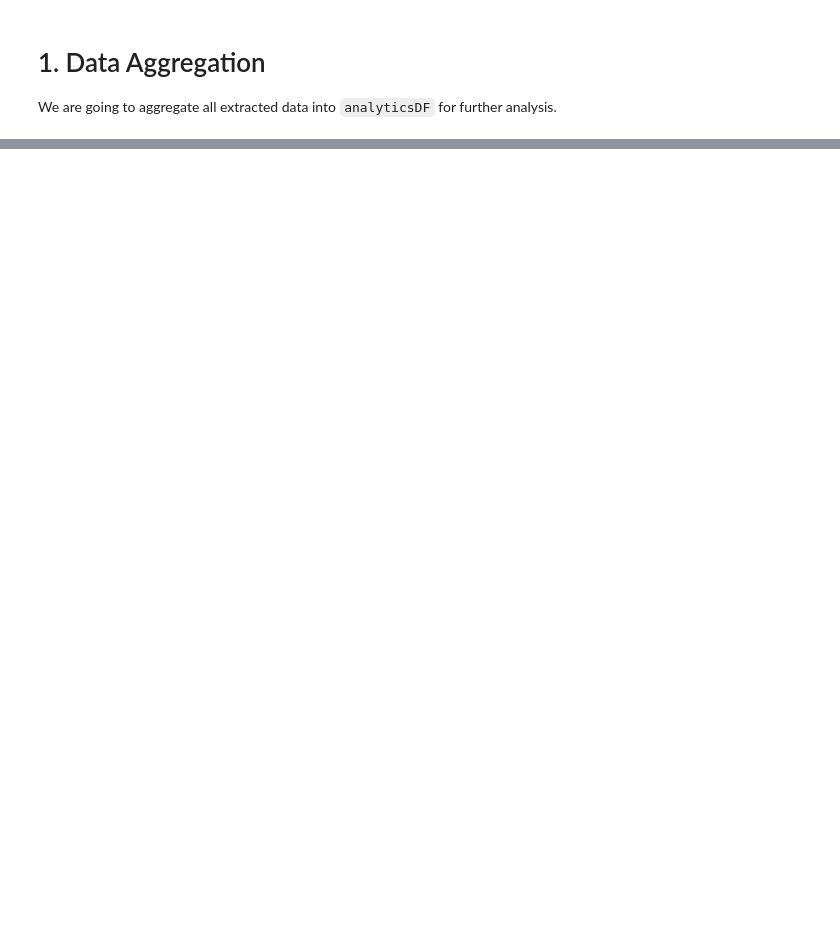
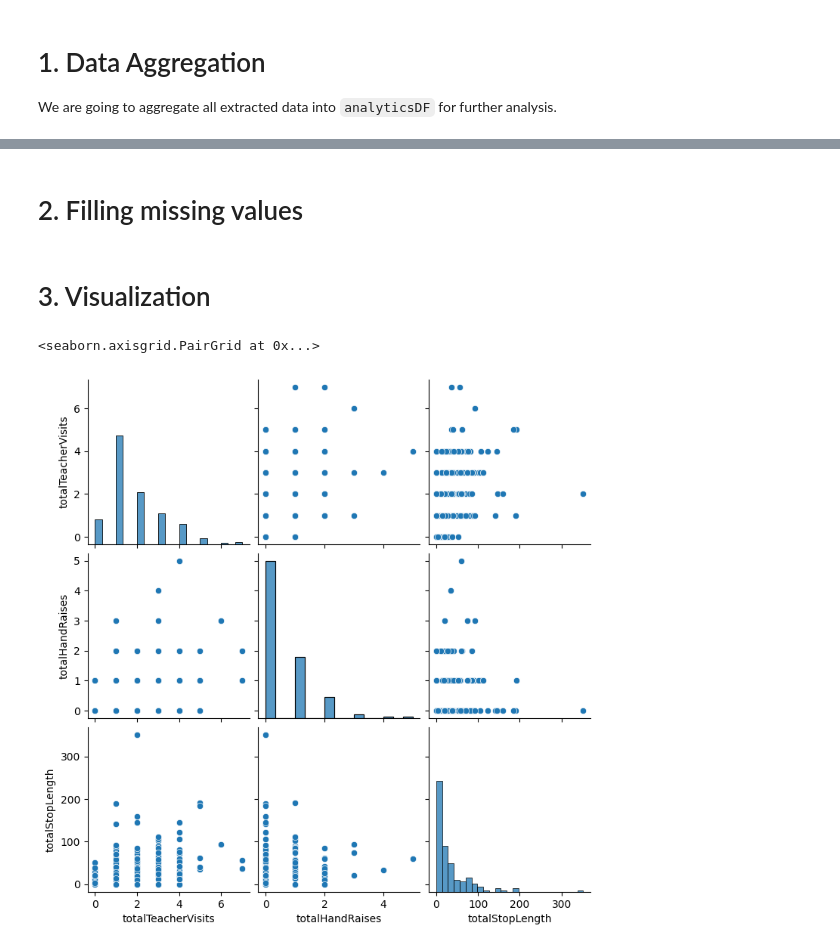
Before and after one commit to Sho-Shoo/CMU-RETTL-Project-Analytics, a Jupyter notebook: detector_and_teacher_help_analytics.ipynb, the cells around one changed output, grey strips where cells are left out. Saved outputs shown, nothing was run; the diff lists cells and outputs as text; code cells hidden in the pictures; blank space fills up the shorter version.

Commit message:
feature engineering for exploratory analytics

```diff
--- a/detector_and_teacher_help_analytics.ipynb
+++ b/detector_and_teacher_help_analytics.ipynb
@@ -12,6 +14,12 @@ We are going to aggregate all extracted data into `analyticsDF` for further anal
 # %%
 # file loading
 detectorDF = pd.read_csv("output_files/detector_results.csv", index_col=False)
-obsEventsDF = pd.read_csv("output_files/event_master_file.csv", index_col=False)
+
+obsEventsDF = pd.read_csv("output_files/event_master_file_D10_R500_RNG1000_sprint2_shou.csv", index_col=False)
 obsEventsDF = obsEventsDF.loc[obsEventsDF["modality"] == "observation"]
+
+# using rng=1000 here
+stopsDF = pd.read_csv("output_files/event_master_file_D10_R500_RNG1000_sprint2_shou.csv", index_col=False)
+stopsDF = stopsDF.loc[stopsDF["event"] == "Stopping"]
+stopsDF.index = np.arange(len(stopsDF))
 # %% [markdown]
@@ -72,0 +182,19 @@ if __name__ == "__main__":
+# %%
+if __name__ == "__main__":
+
+    StudID2OffTaskConvMapping = dict()
+
+    for i in obsEventsDF.index:
+
+        # filter out the off task conversations
+        if "off-task" in obsEventsDF.loc[i, "event"].lower():
+            studentIDs = obsEventsDF.loc[i, "subject"].split(';')
+
+            # increment each student's number of off-task visit in the subject list
+            for studentID in studentIDs:
+                if isValidStudID(studentID):
+                    StudID2OffTaskConvMapping[studentID] = StudID2OffTaskConvMapping.get(studentID, 0) + 1
+
+    # transform mapping to dataframe and outer join with analyticsDF
+    offTaskConvDF = oneKeyMappingToDF(StudID2OffTaskConvMapping, "totalOffTaskTeacherVisits")
+    analyticsDF = pd.merge(offTaskConvDF, analyticsDF, on="studentID", how="outer")
@@ -72,0 +205,14 @@ if __name__ == "__main__":
+# %% [markdown]
+# 2. Filling missing values
+# %%
+# columns that can be filled with zero's
+for col in ["totalTeacherVisits", "totalHandRaises", "totalStopLength"]:
+    analyticsDF[col] = analyticsDF[col].fillna(0)
+# %% [markdown]
+# 3. Visualization
+# %%
+visualDF = analyticsDF.drop(columns=["dayID", "periodID", "studentID"])
+sns.pairplot(visualDF)
+# %% [output]
+<seaborn.axisgrid.PairGrid at 0x...>
+[figure, added]
```
Also changed, not shown: parts of 8 cells of this notebook.
